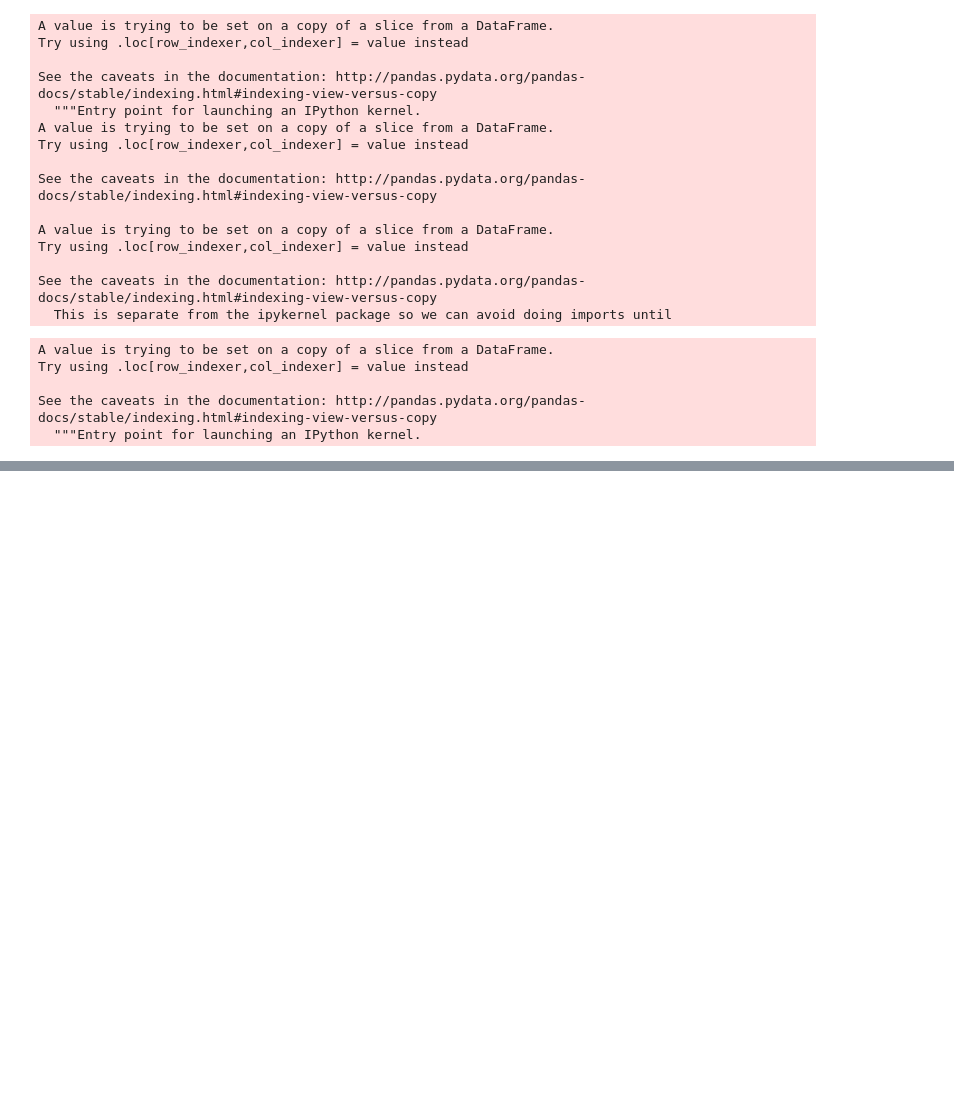
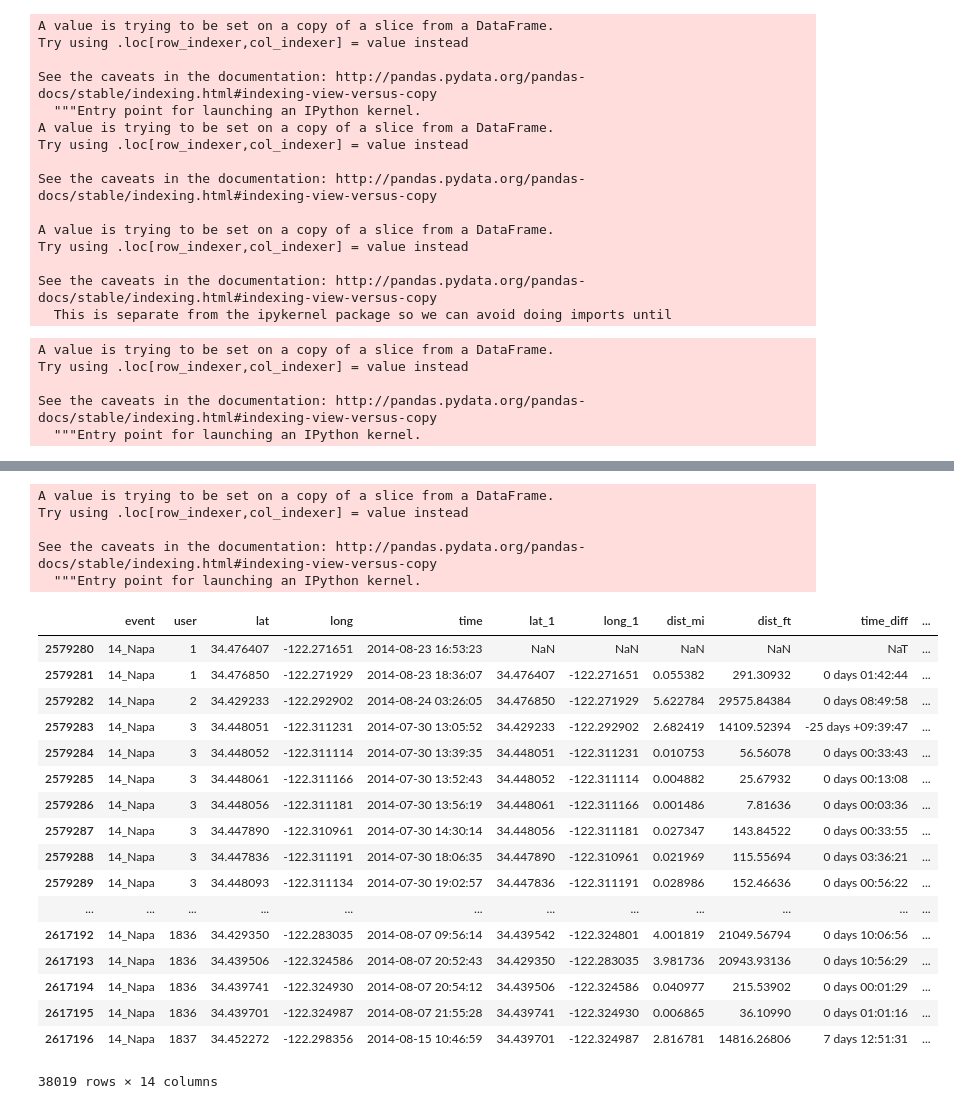
Before and after one commit to Matt-Carney/Natural_Disaster, a Jupyter notebook: Natural_Disaster.ipynb, the cells around one changed output, grey strips where cells are left out. Cells and saved outputs as stored; diff of their text form; code cells hidden in the pictures; blank space fills up the shorter version.

```diff
--- a/Natural_Disaster.ipynb
+++ b/Natural_Disaster.ipynb
@@ -127,3 +146,31 @@ time_diff_hour                    NaN
 time_diff_day                     NaN
 velocity_mph                      NaN
 Name: 2579283, dtype: object
+# %%
+napa['date'] = napa['time'].dt.date
+napa
+#pd.to_datetime(napa['time'],format = '%m/%d/%Y')
+# %% [output]
+A value is trying to be set on a copy of a slice from a DataFrame.
+Try using .loc[row_indexer,col_indexer] = value instead
+
+See the caveats in the documentation: http://pandas.pydata.org/pandas-docs/stable/indexing.html#indexing-view-versus-copy
+  """Entry point for launching an IPython kernel.
+|  | event | user | lat | long | time | lat_1 | long_1 | dist_mi | dist_ft | time_diff | ... |
+| 2579280 | 14_Napa | 1 | 34.476407 | -122.271651 | 2014-08-23 16:53:23 | NaN | NaN | NaN | NaN | NaT | ... |
+| 2579281 | 14_Napa | 1 | 34.476850 | -122.271929 | 2014-08-23 18:36:07 | 34.476407 | -122.271651 | 0.055382 | 291.30932 | 0 days 01:42:44 | ... |
+| 2579282 | 14_Napa | 2 | 34.429233 | -122.292902 | 2014-08-24 03:26:05 | 34.476850 | -122.271929 | 5.622784 | 29575.84384 | 0 days 08:49:58 | ... |
+| 2579283 | 14_Napa | 3 | 34.448051 | -122.311231 | 2014-07-30 13:05:52 | 34.429233 | -122.292902 | 2.682419 | 14109.52394 | -25 days +09:39:47 | ... |
+| 2579284 | 14_Napa | 3 | 34.448052 | -122.311114 | 2014-07-30 13:39:35 | 34.448051 | -122.311231 | 0.010753 | 56.56078 | 0 days 00:33:43 | ... |
+| 2579285 | 14_Napa | 3 | 34.448061 | -122.311166 | 2014-07-30 13:52:43 | 34.448052 | -122.311114 | 0.004882 | 25.67932 | 0 days 00:13:08 | ... |
+| 2579286 | 14_Napa | 3 | 34.448056 | -122.311181 | 2014-07-30 13:56:19 | 34.448061 | -122.311166 | 0.001486 | 7.81636 | 0 days 00:03:36 | ... |
+| 2579287 | 14_Napa | 3 | 34.447890 | -122.310961 | 2014-07-30 14:30:14 | 34.448056 | -122.311181 | 0.027347 | 143.84522 | 0 days 00:33:55 | ... |
+| 2579288 | 14_Napa | 3 | 34.447836 | -122.311191 | 2014-07-30 18:06:35 | 34.447890 | -122.310961 | 0.021969 | 115.55694 | 0 days 03:36:21 | ... |
+| 2579289 | 14_Napa | 3 | 34.448093 | -122.311134 | 2014-07-30 19:02:57 | 34.447836 | -122.311191 | 0.028986 | 152.46636 | 0 days 00:56:22 | ... |
+| ... | ... | ... | ... | ... | ... | ... | ... | ... | ... | ... | ... |
+| 2617192 | 14_Napa | 1836 | 34.429350 | -122.283035 | 2014-08-07 09:56:14 | 34.439542 | -122.324801 | 4.001819 | 21049.56794 | 0 days 10:06:56 | ... |
+| 2617193 | 14_Napa | 1836 | 34.439506 | -122.324586 | 2014-08-07 20:52:43 | 34.429350 | -122.283035 | 3.981736 | 20943.93136 | 0 days 10:56:29 | ... |
+| 2617194 | 14_Napa | 1836 | 34.439741 | -122.324930 | 2014-08-07 20:54:12 | 34.439506 | -122.324586 | 0.040977 | 215.53902 | 0 days 00:01:29 | ... |
+| 2617195 | 14_Napa | 1836 | 34.439701 | -122.324987 | 2014-08-07 21:55:28 | 34.439741 | -122.324930 | 0.006865 | 36.10990 | 0 days 01:01:16 | ... |
+| 2617196 | 14_Napa | 1837 | 34.452272 | -122.298356 | 2014-08-15 10:46:59 | 34.439701 | -122.324987 | 2.816781 | 14816.26806 | 7 days 12:51:31 | ... |
+38019 rows × 14 columns
```
Also changed, not shown: parts of 7 cells of this notebook.
